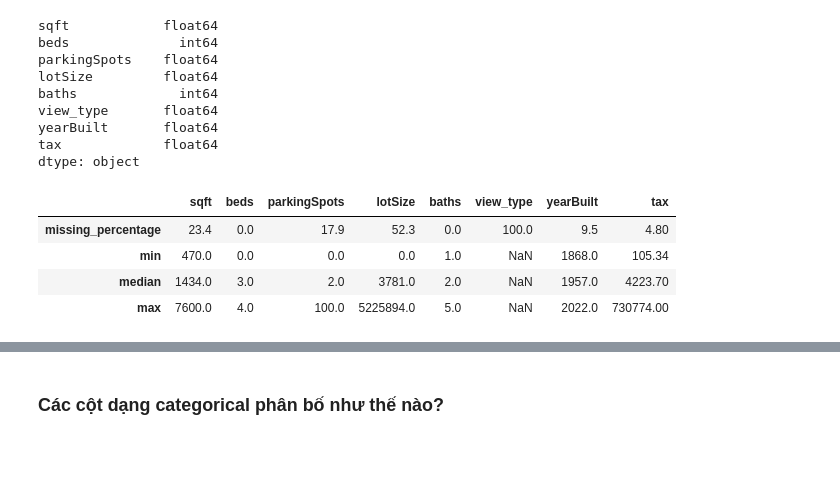
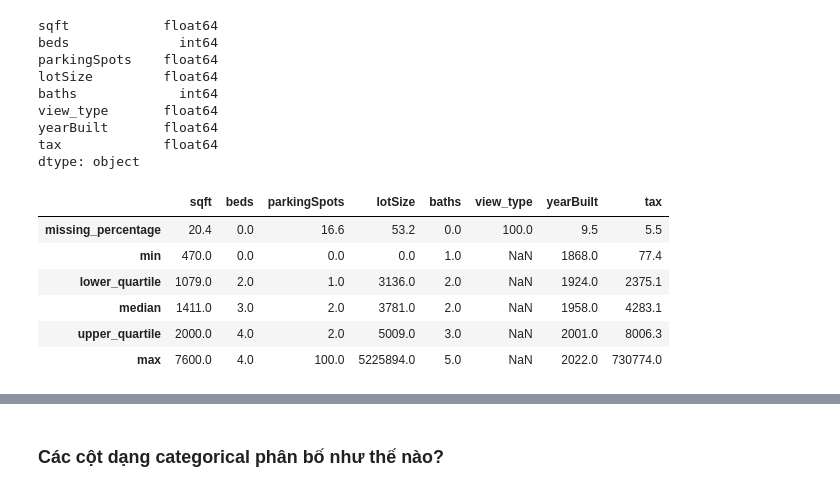
Before and after one commit to AnhDao1411/DataScience_Project, a Jupyter notebook: House Price's Prediction.ipynb, the cells around one changed output, grey strips where cells are left out. Cells and saved outputs as stored; diff of their text form; code cells hidden in the pictures; blank space fills up the shorter version.

```diff
--- a/House Price's Prediction.ipynb
+++ b/House Price's Prediction.ipynb
@@ -130,12 +139,9 @@ X = df.drop("listPrice", axis=1)
 # %%
-# Tách tập huấn luyện và tập validation và tập test theo tỉ lệ 60:20:20
 train_X, test_X, train_y, test_y = train_test_split(X, y,
-                                               test_size=0.2,
-                                               )
+                                               test_size=0.2)
 # %%
 train_X, val_X, train_y, val_y = train_test_split(train_X, train_y,
-                                               test_size=0.2,
-                                                )
+                                               test_size=0.25) # 0.25*0.8 = 0.2
 # %%
 print("train_X.shape: ", train_X.shape)
 print("train_y.shape: ", train_y.shape)
@@ -194,14 +202,21 @@ dtype: object
 # %%
 num_cols = ['sqft',"beds","parkingSpots","lotSize","baths","view_type","yearBuilt","tax"]
 num_df = train_X[num_cols]
 def missing_percentage(c):
     return (c.isna().mean() * 100).round(1)
 def median(c):
     return c.quantile(0.5).round(1)
-num_df.agg([missing_percentage, 'min', median, 'max'])
+def lower_quartile(c):
+    return c.quantile(0.25).round(1)
+def upper_quartile(c):
+    return c.quantile(0.75).round(1)
+
+num_df.agg([missing_percentage, 'min',lower_quartile, median,upper_quartile, 'max'])
 # %% [output]
 |  | sqft | beds | parkingSpots | lotSize | baths | view_type | yearBuilt | tax |
-| missing_percentage | 23.4 | 0.0 | 17.9 | 52.3 | 0.0 | 100.0 | 9.5 | 4.80 |
-| min | 470.0 | 0.0 | 0.0 | 0.0 | 1.0 | NaN | 1868.0 | 105.34 |
-| median | 1434.0 | 3.0 | 2.0 | 3781.0 | 2.0 | NaN | 1957.0 | 4223.70 |
-| max | 7600.0 | 4.0 | 100.0 | 5225894.0 | 5.0 | NaN | 2022.0 | 730774.00 |
+| missing_percentage | 20.4 | 0.0 | 16.6 | 53.2 | 0.0 | 100.0 | 9.5 | 5.5 |
+| min | 470.0 | 0.0 | 0.0 | 0.0 | 1.0 | NaN | 1868.0 | 77.4 |
+| lower_quartile | 1079.0 | 2.0 | 1.0 | 3136.0 | 2.0 | NaN | 1924.0 | 2375.1 |
+| median | 1411.0 | 3.0 | 2.0 | 3781.0 | 2.0 | NaN | 1958.0 | 4283.1 |
+| upper_quartile | 2000.0 | 4.0 | 2.0 | 5009.0 | 3.0 | NaN | 2001.0 | 8006.3 |
+| max | 7600.0 | 4.0 | 100.0 | 5225894.0 | 5.0 | NaN | 2022.0 | 730774.0 |
```
Also changed, not shown: parts of 69 cells of this notebook, 2 other files.
